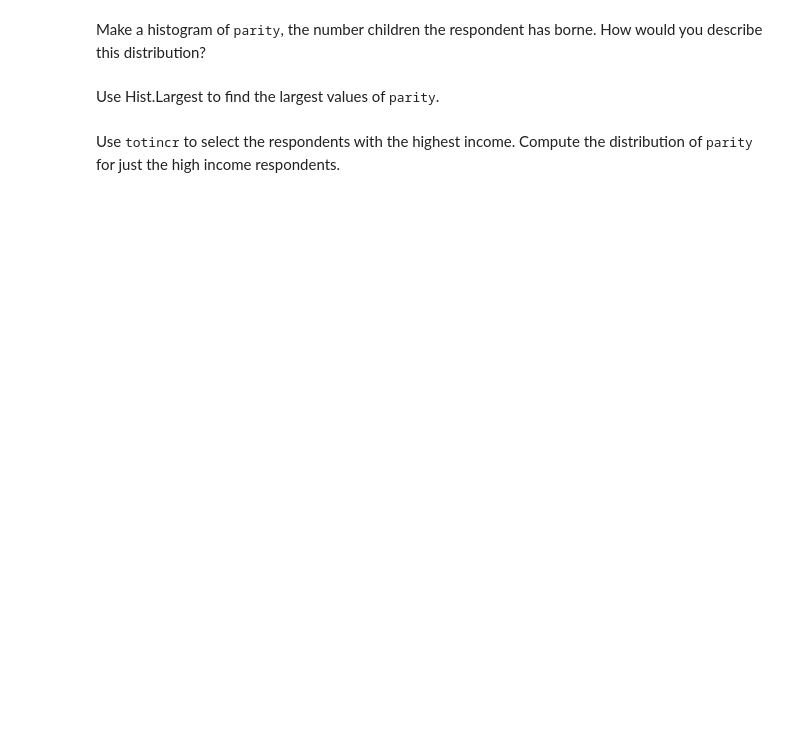
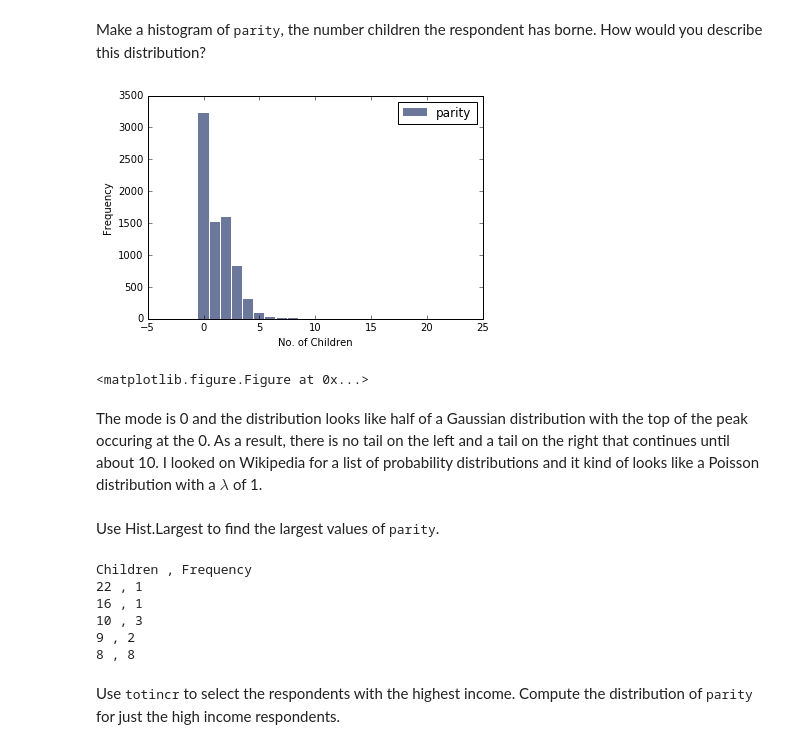
Before and after one commit to paulruvolo/DataScience16, a Jupyter notebook: ThinkStats2/chap02ex.ipynb, the cells around one changed output. Saved outputs shown, nothing was run; the diff lists cells and outputs as text; code cells hidden in the pictures; blank space fills up the shorter version.

```diff
--- a/ThinkStats2/chap02ex.ipynb
+++ b/ThinkStats2/chap02ex.ipynb
@@ -32,6 +56,26 @@ Make a histogram of <tt>numfmhh</tt>, the number of people in the respondent's h
 # %% [markdown]
 Make a histogram of <tt>parity</tt>, the number children the respondent has borne.  How would you describe this distribution?
+# %%
+hist = thinkstats2.Hist(resp.parity)
+thinkplot.Hist(hist, label='parity')
+thinkplot.Show(xlabel='No. of Children', ylabel='Frequency')
+# %% [output]
+[figure, added]
+<matplotlib.figure.Figure at 0x...>
+# %% [markdown]
+The mode is 0 and the distribution looks like half of a Gaussian distribution with the top of the peak occuring at the 0. As a result, there is no tail on the left and a tail on the right that continues until about 10. I looked on Wikipedia for a list of probability distributions and it kind of looks like a Poisson distribution with a $\lambda$ of 1.
 # %% [markdown]
 Use Hist.Largest to find the largest values of <tt>parity</tt>.
+# %%
+print 'Children , Frequency'
+for parity, freq in hist.Largest(5):
+    print parity, ',', freq
+# %% [output]
+Children , Frequency
+22 , 1
+16 , 1
+10 , 3
+9 , 2
+8 , 8
 # %% [markdown]
 Use <tt>totincr</tt> to select the respondents with the highest income.  Compute the distribution of <tt>parity</tt> for just the high income respondents.
```
Also changed, not shown: parts of 17 cells of this notebook, 1 other file.
